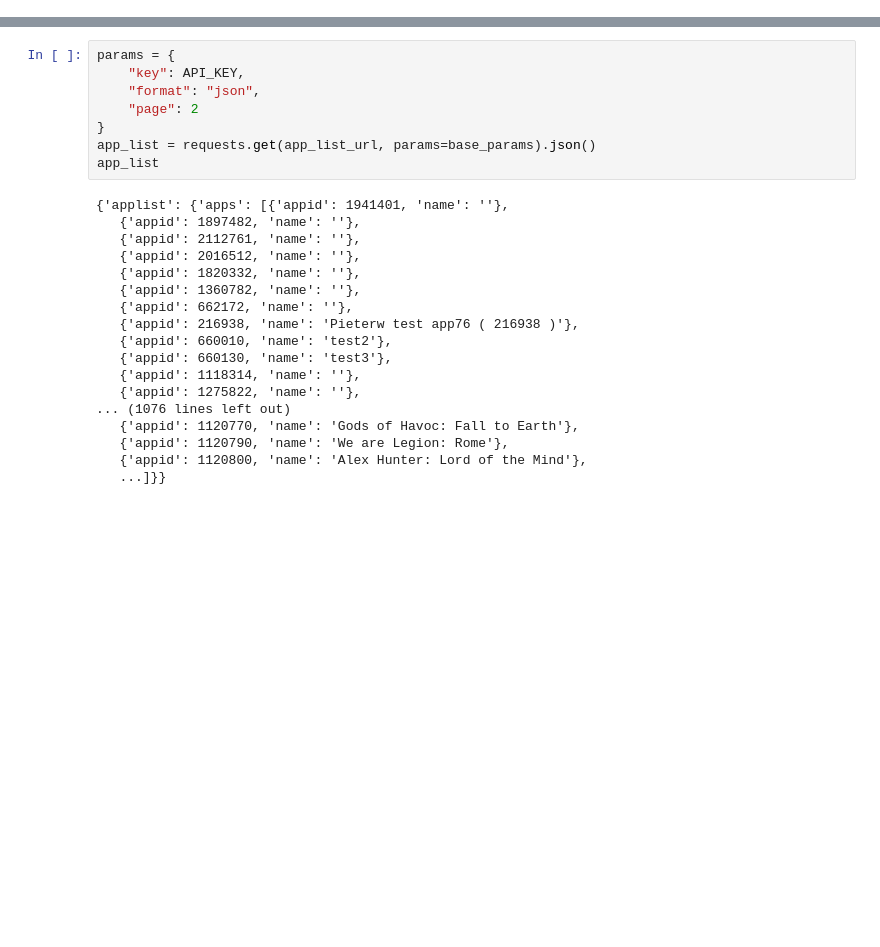
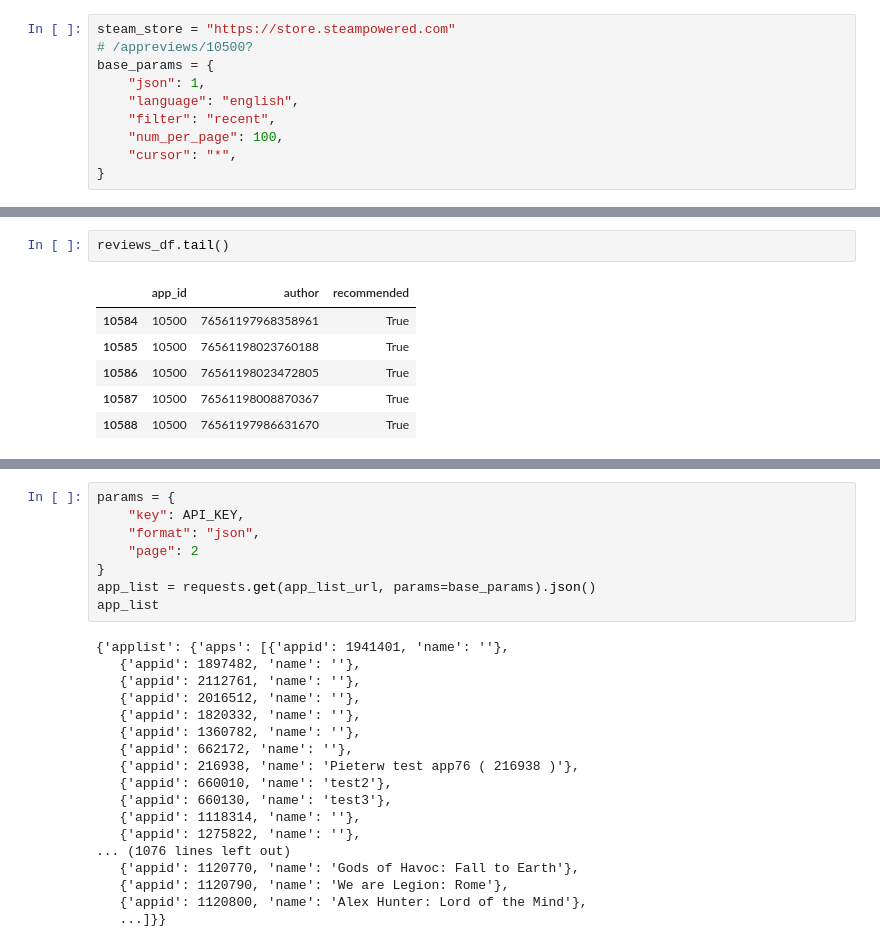
Before and after one commit to professav/Project-2, a Jupyter notebook: steam.ipynb, the cells around one changed output, grey strips where cells are left out. Drawn from its saved outputs; the diff is of its cells as text; blank space fills up the shorter version.

```diff
--- a/steam.ipynb
+++ b/steam.ipynb
@@ -20,0 +13,10 @@ base_params = {
+# %%
+steam_store = "https://store.steampowered.com"
+# /appreviews/10500?
+base_params = {
+    "json": 1,
+    "language": "english",
+    "filter": "recent",
+    "num_per_page": 100,
+    "cursor": "*",
+}
@@ -20,0 +139,9 @@ base_params = {
+# %%
+reviews_df.tail()
+# %% [output]
+|  | app_id | author | recommended |
+| 10584 | 10500 | 76561197968358961 | True |
+| 10585 | 10500 | 76561198023760188 | True |
+| 10586 | 10500 | 76561198023472805 | True |
+| 10587 | 10500 | 76561198008870367 | True |
+| 10588 | 10500 | 76561197986631670 | True |
```
Also changed, not shown: parts of 14 cells of this notebook, 8 other files.
